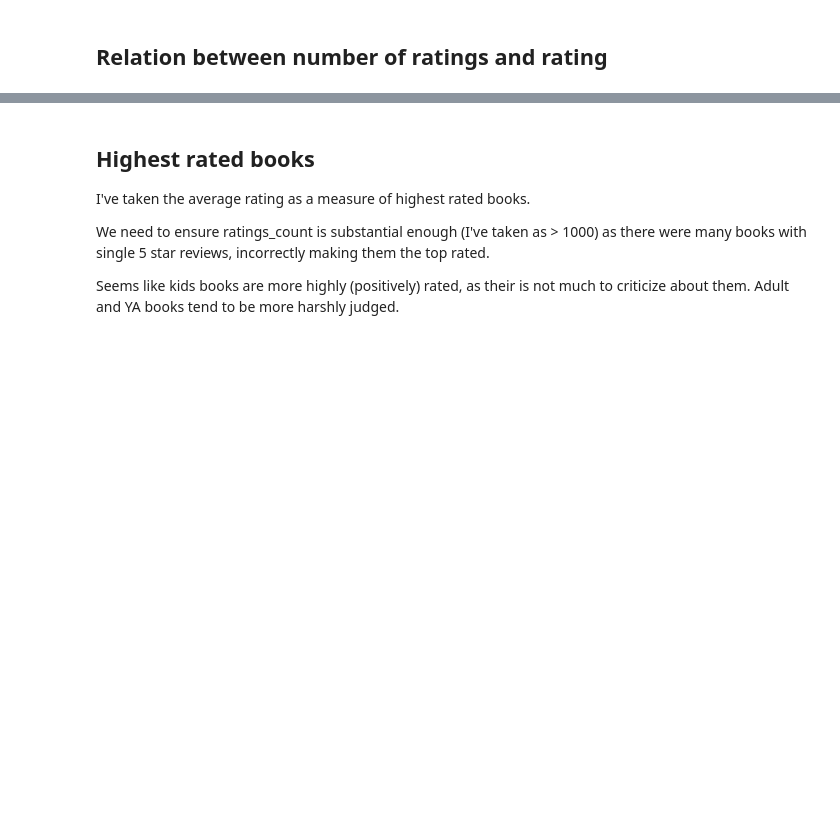
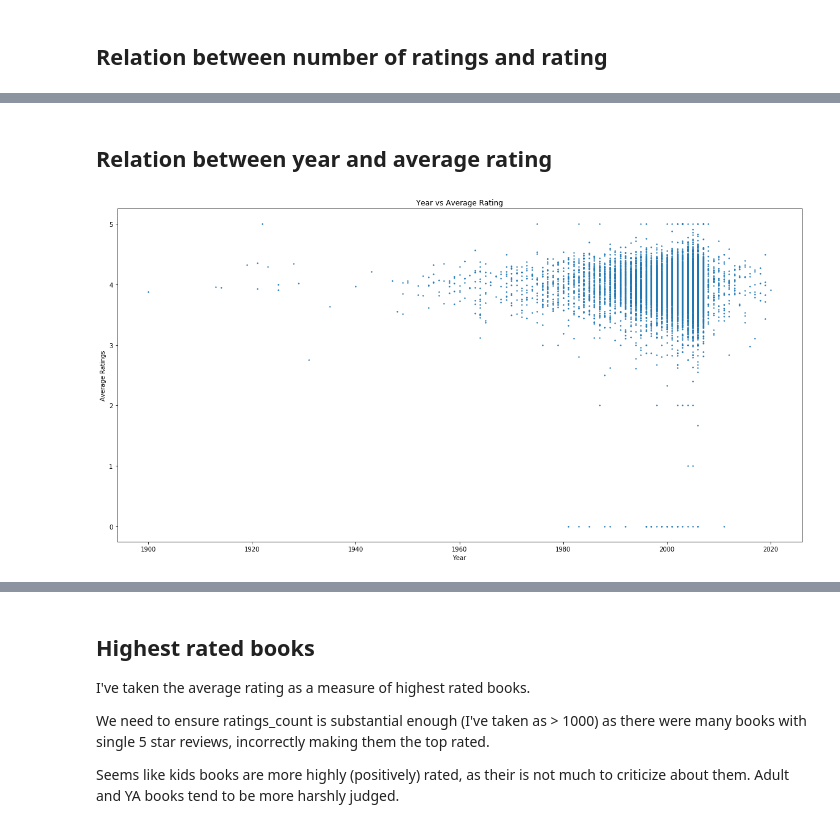
Before and after one commit to ayushi-jha/Data-Science, a Jupyter notebook: Goodreads.ipynb, the cells around one changed output, grey strips where cells are left out. Cells and saved outputs as stored; diff of their text form; code cells hidden in the pictures; blank space fills up the shorter version.

```diff
--- a/Goodreads.ipynb
+++ b/Goodreads.ipynb
@@ -94,0 +93,11 @@ plt.show()
+# %% [markdown]
+## Relation between year and average rating
+# %%
+plt.title('Year vs Average Rating')
+plt.xlabel('Year')
+plt.ylabel('Average Ratings')
+plt.scatter(df["year"], df["average_rating"], 2)
+plt.gcf().set_size_inches(20, 10)
+plt.show()
+# %% [output]
+[figure, added]
```
Also changed, not shown: parts of 17 cells of this notebook.
